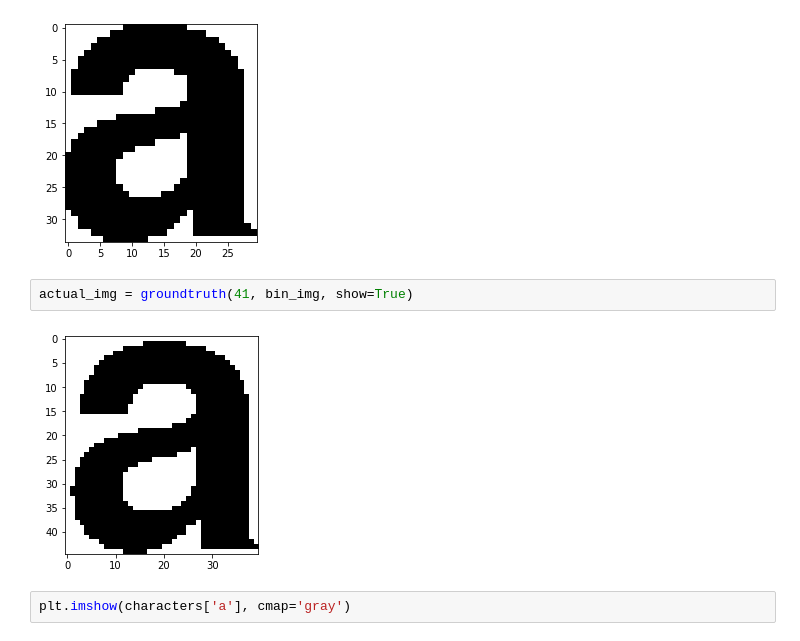
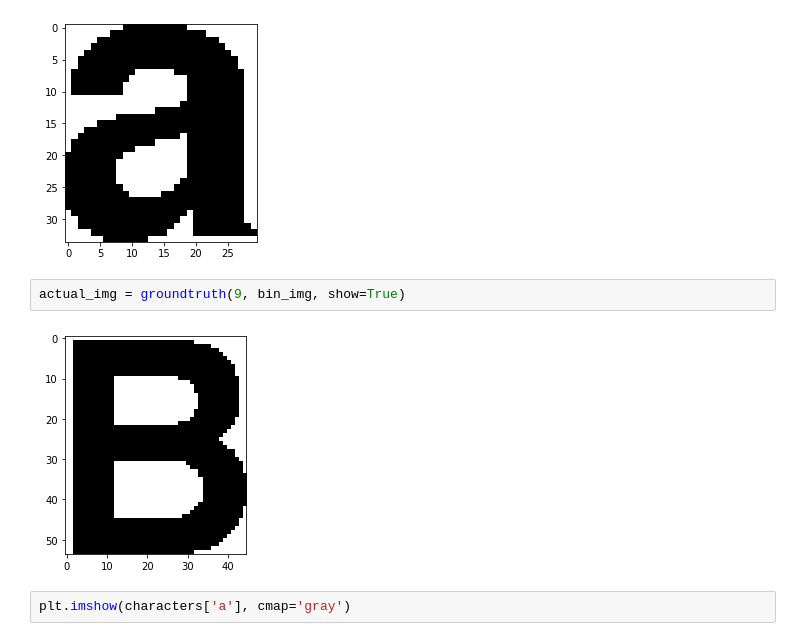
Before and after one commit to vinaykudari/ub, a Jupyter notebook: spring-22/CSE573-CVIP/OCR/notebook.ipynb, the cells around one changed output. Cells and saved outputs as stored; diff of their text form.

```diff
--- a/spring-22/CSE573-CVIP/OCR/notebook.ipynb
+++ b/spring-22/CSE573-CVIP/OCR/notebook.ipynb
@@ -405,9 +426,9 @@ _, test_img = get_component(components, 24, bin_img, show=True)
 # %% [output]
 [figure]
 # %%
-actual_img = groundtruth(41, bin_img, show=True)
+actual_img = groundtruth(9, bin_img, show=True)
 # %% [output]
-[figure, old version]
+[figure, new version]
 # %%
 plt.imshow(characters['a'], cmap='gray')
 # %% [output]
```
Also changed, not shown: parts of 13 cells of this notebook, 5 other files.
